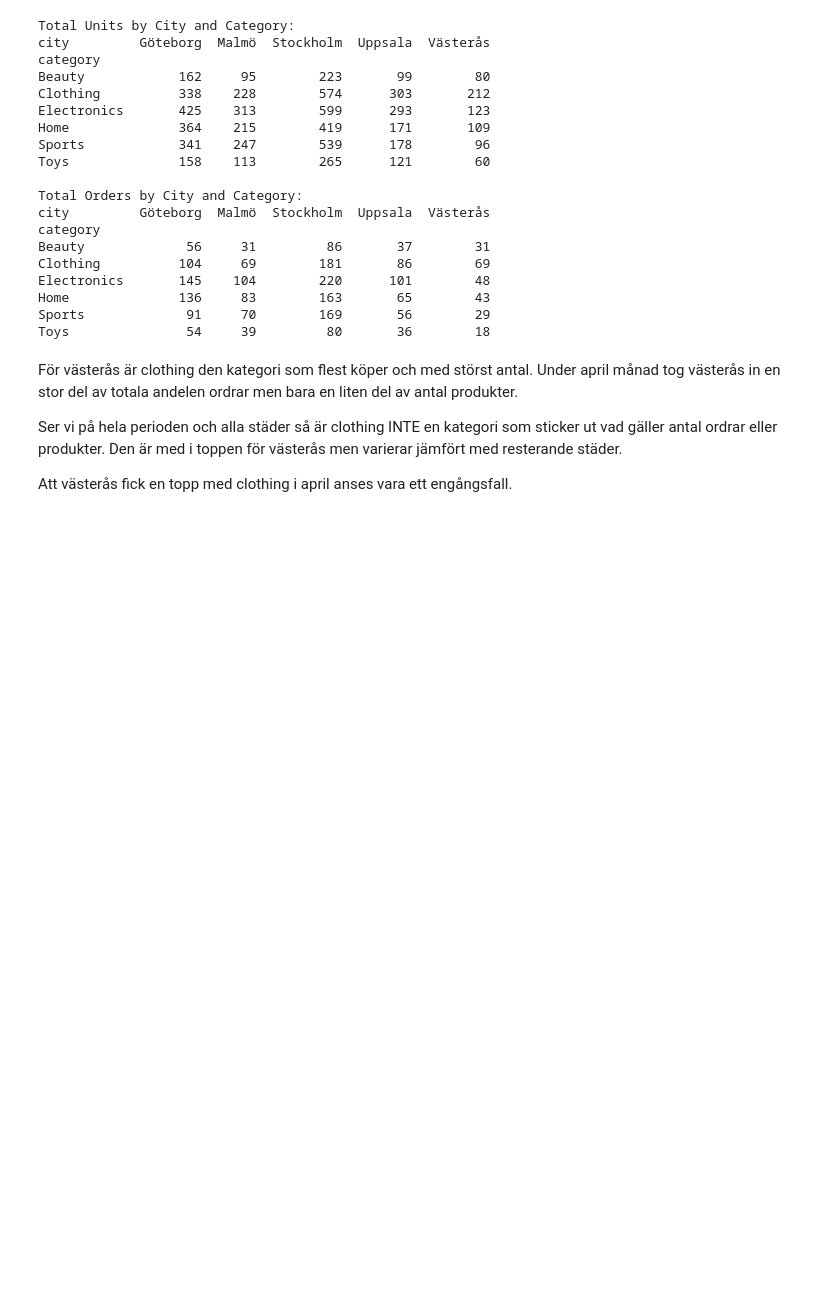
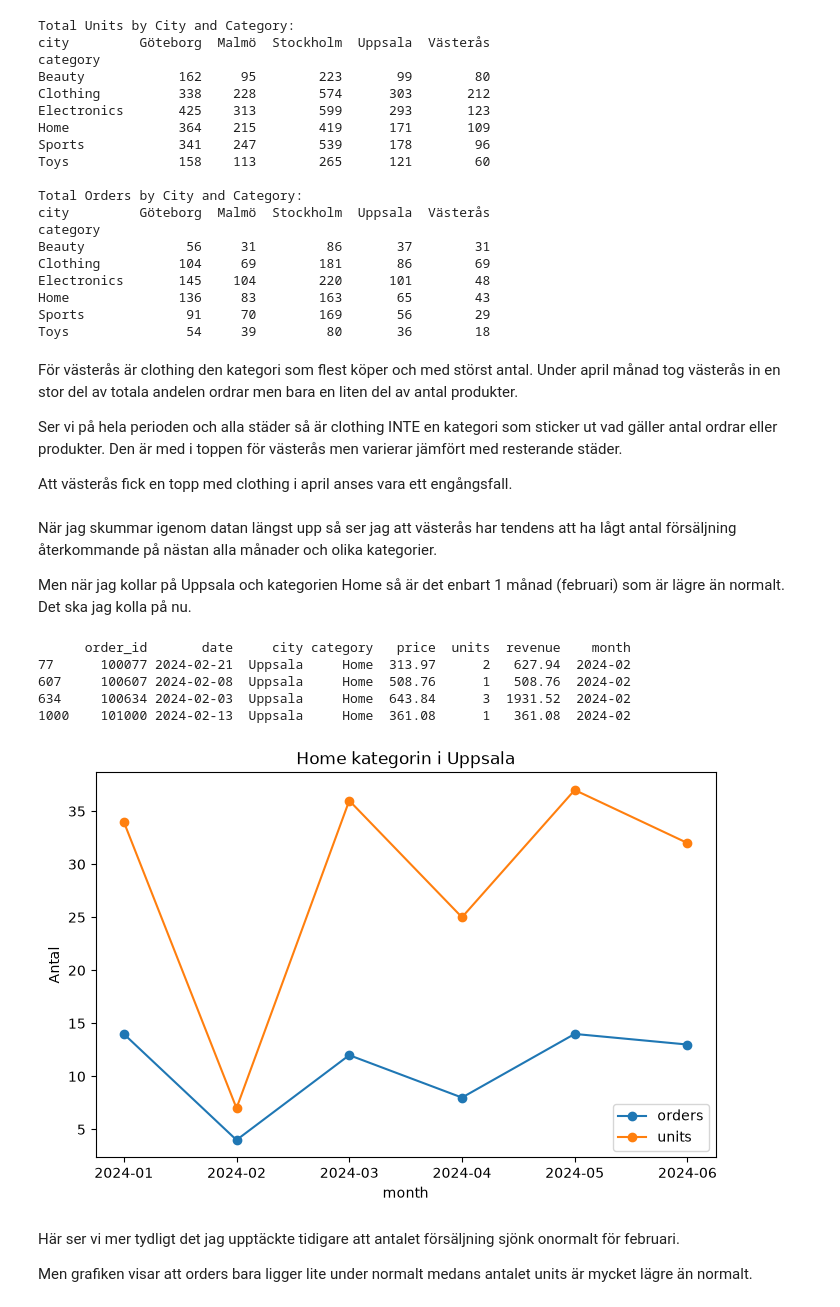
Before and after one commit to VafaNasirova-analytics/e-handel-analys, a Jupyter notebook: notebooks/anomalies.ipynb, the cells around one changed output. Drawn from its saved outputs; the diff is of its cells as text; code cells hidden in the pictures; blank space fills up the shorter version.

```diff
--- a/notebooks/anomalies.ipynb
+++ b/notebooks/anomalies.ipynb
@@ -688,3 +703,53 @@ För västerås är clothing den kategori som flest köper och med störst antal
 Ser vi på hela perioden och alla städer så är clothing INTE en kategori som sticker ut vad gäller antal ordrar eller produkter. Den är med i toppen för västerås men varierar jämfört med resterande städer.
 
 Att västerås fick en topp med clothing i april anses vara ett engångsfall.
+# %% [markdown]
+När jag skummar igenom datan längst upp så ser jag att västerås har tendens att ha lågt antal försäljning återkommande på nästan alla månader och olika kategorier.
+
+Men när jag kollar på Uppsala och kategorien Home så är det enbart 1 månad (februari) som är lägre än normalt.
+Det ska jag kolla på nu.
+# %%
+#Undersöka det låga värdet i home februari i uppsala.
+
+uppsala_min_home_feb = df[
+    (df["city"] == "Uppsala") &
+    (df["category"] == "Home") &
+    (df["month"] == "2024-02")
+]
+
+print(uppsala_min_home_feb)
+# %% [output]
+      order_id       date     city category   price  units  revenue    month
+77      100077 2024-02-21  Uppsala     Home  313.97      2   627.94  2024-02
+607     100607 2024-02-08  Uppsala     Home  508.76      1   508.76  2024-02
+634     100634 2024-02-03  Uppsala     Home  643.84      3  1931.52  2024-02
+1000    101000 2024-02-13  Uppsala     Home  361.08      1   361.08  2024-02
+# %%
+uppsala_home_units_orders = (
+    df[
+        (df["city"] == "Uppsala") &
+        (df["category"] == "Home")
+    ]
+    .groupby("month")
+    .agg(
+        orders = ("order_id", "count"),
+        units = ("units", "sum")
+    )
+)
+
+
+uppsala_home_units_orders.plot(
+    y = ["orders", "units"],
+    marker = "o",
+    figsize = (8, 5)
+)
+
+plt.title("Home kategorin i Uppsala")
+plt.ylabel("Antal")
+plt.show()
+# %% [output]
+[figure, added]
+# %% [markdown]
+Här ser vi mer tydligt det jag upptäckte tidigare att antalet försäljning sjönk onormalt för februari.
+
+Men grafiken visar att orders bara ligger lite under normalt medans antalet units är mycket lägre än normalt.
```
Also changed, not shown: parts of 5 cells of this notebook.
